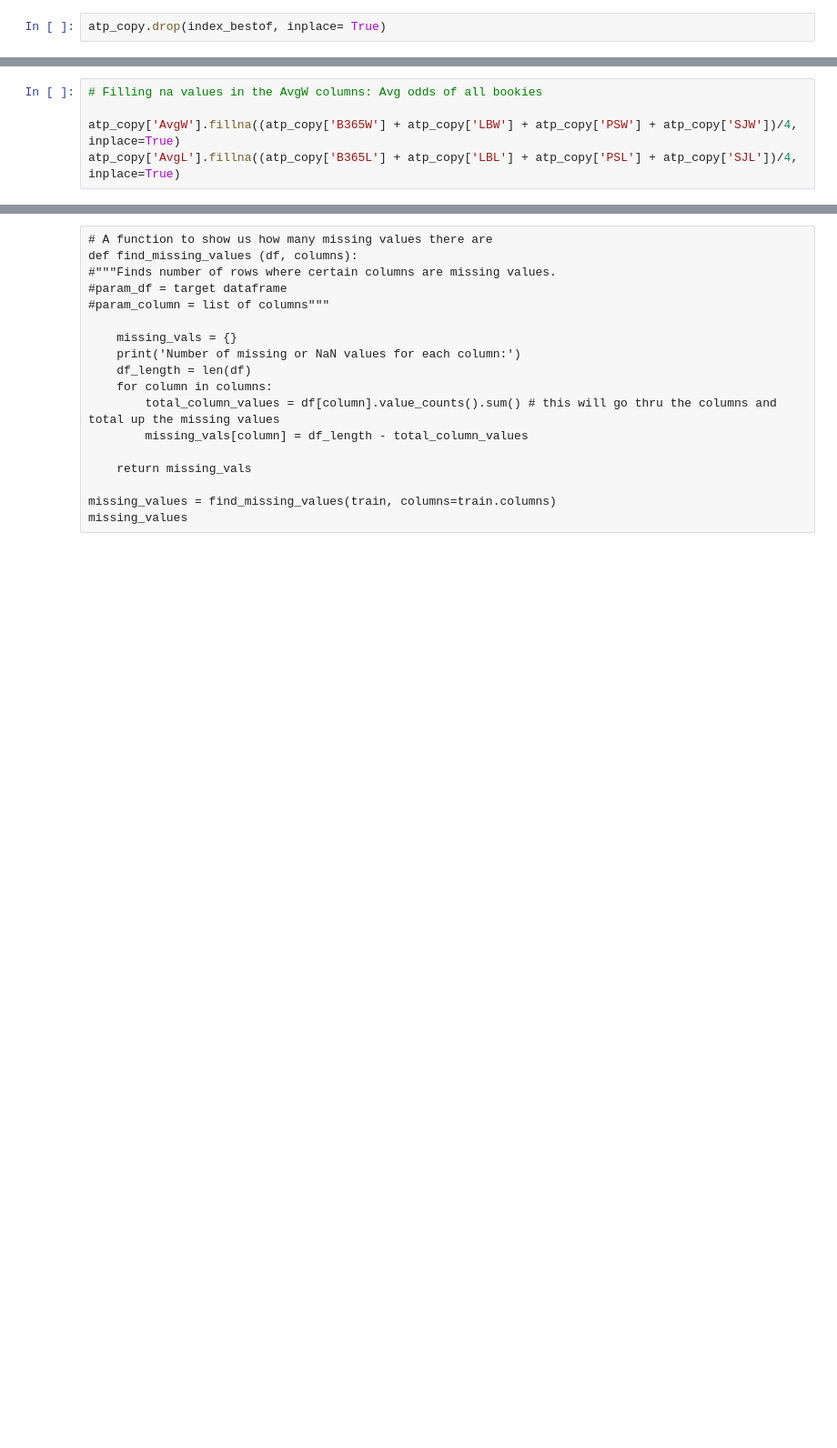
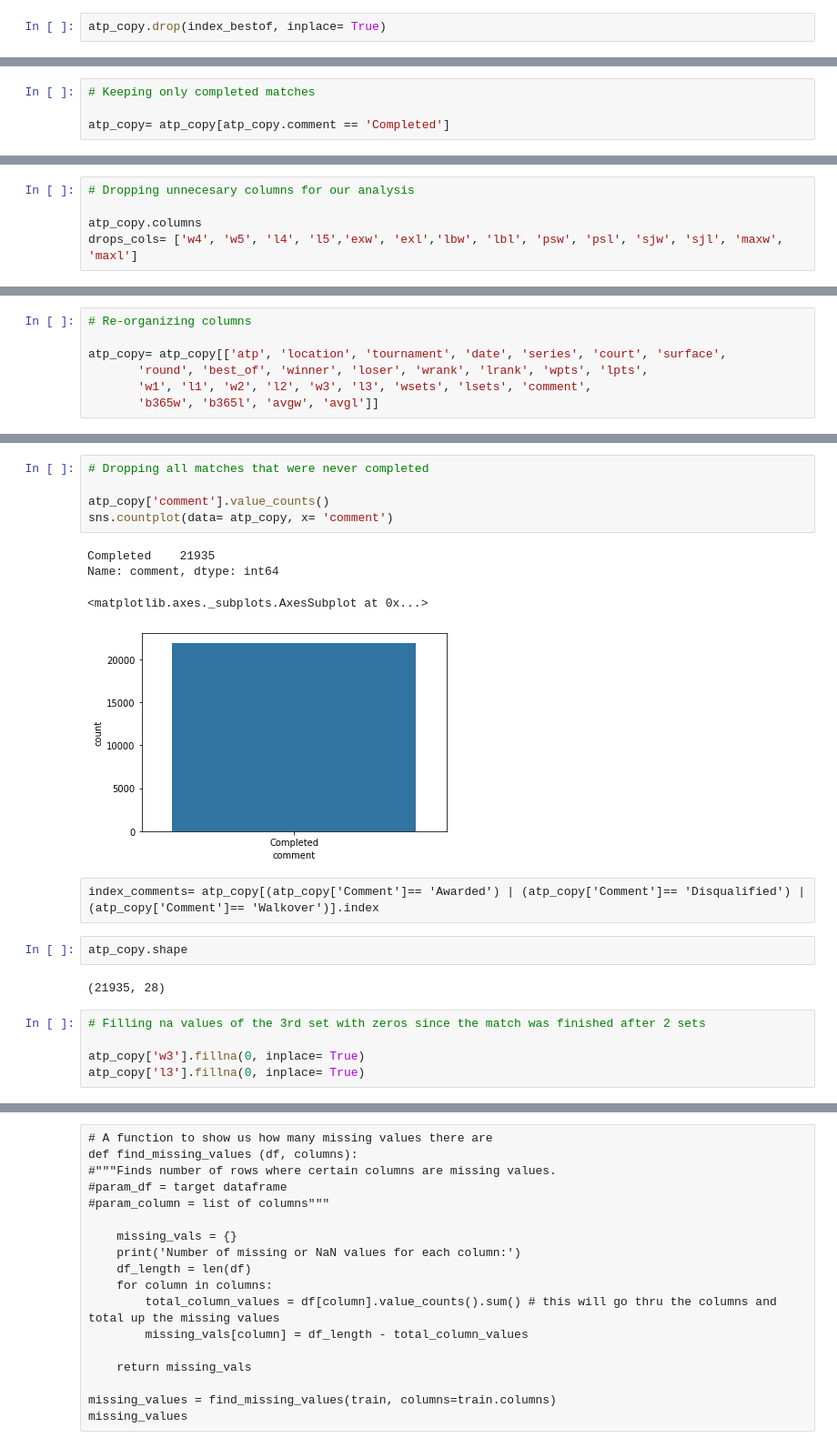
Before and after one commit to CommanderPoe/tennis-prediction, a Jupyter notebook: tennis-prediction.ipynb, the cells around one changed output, grey strips where cells are left out. Shown: that part at 91% size. Cells and saved outputs as stored; diff of their text form; blank space fills up the shorter version.

```diff
--- a/tennis-prediction.ipynb
+++ b/tennis-prediction.ipynb
@@ -156,3 +235,7 @@ atp_copy.shape
+# %%
+# Keeping only completed matches
+
+atp_copy= atp_copy[atp_copy.comment == 'Completed']
 # %%
 atp_copy.columns
 # %% [output]
@@ -210,5 +247,0 @@ atp_copy.info()
-# %%
-# Filling na values in the AvgW columns: Avg odds of all bookies
-
-atp_copy['AvgW'].fillna((atp_copy['B365W'] + atp_copy['LBW'] + atp_copy['PSW'] + atp_copy['SJW'])/4, inplace=True)
-atp_copy['AvgL'].fillna((atp_copy['B365L'] + atp_copy['LBL'] + atp_copy['PSL'] + atp_copy['SJL'])/4, inplace=True)
@@ -216,0 +277,5 @@ KeyError: 'AvgW'
+# %%
+# Dropping unnecesary columns for our analysis
+
+atp_copy.columns
+drops_cols= ['w4', 'w5', 'l4', 'l5','exw', 'exl','lbw', 'lbl', 'psw', 'psl', 'sjw', 'sjl', 'maxw', 'maxl']
@@ -216,0 +291,7 @@ KeyError: 'AvgW'
+# %%
+# Re-organizing columns
+
+atp_copy= atp_copy[['atp', 'location', 'tournament', 'date', 'series', 'court', 'surface',
+       'round', 'best_of', 'winner', 'loser', 'wrank', 'lrank', 'wpts', 'lpts',
+       'w1', 'l1', 'w2', 'l2', 'w3', 'l3', 'wsets', 'lsets', 'comment',
+       'b365w', 'b365l', 'avgw', 'avgl']]
@@ -216,0 +347,21 @@ KeyError: 'AvgW'
+# %%
+# Dropping all matches that were never completed
+
+atp_copy['comment'].value_counts()
+sns.countplot(data= atp_copy, x= 'comment')
+# %% [output]
+Completed    21935
+Name: comment, dtype: int64
+<matplotlib.axes._subplots.AxesSubplot at 0x...>
+[figure, added]
+# %% [raw]
+index_comments= atp_copy[(atp_copy['Comment']== 'Awarded') | (atp_copy['Comment']== 'Disqualified') | (atp_copy['Comment']== 'Walkover')].index
+# %%
+atp_copy.shape
+# %% [output]
+(21935, 28)
+# %%
+# Filling na values of the 3rd set with zeros since the match was finished after 2 sets
+
+atp_copy['w3'].fillna(0, inplace= True)
+atp_copy['l3'].fillna(0, inplace= True)
```
Also changed, not shown: parts of 128 cells of this notebook.
